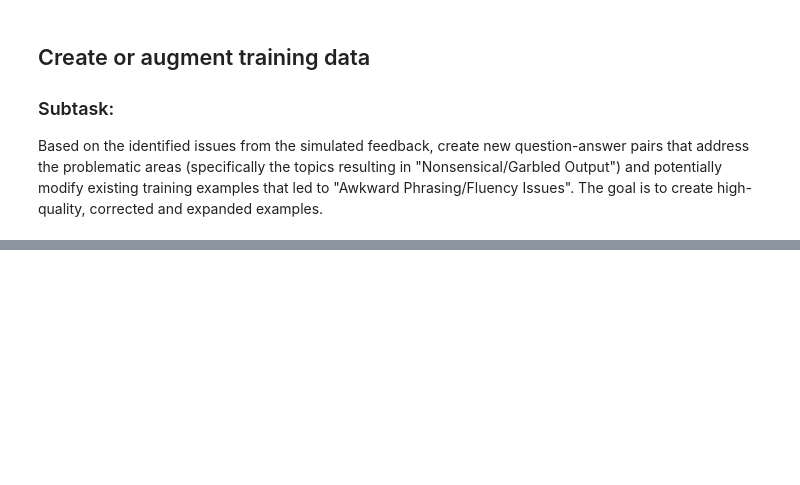
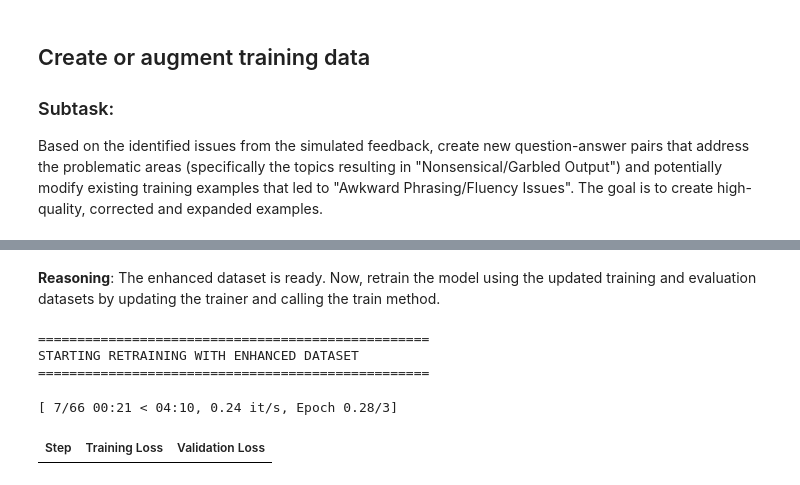
Before and after one commit to Yosef-Ali/-Expense-Tracker-React-Hooks-Context-API, a Jupyter notebook: amharic_model_fixed.ipynb, the cells around one changed output, grey strips where cells are left out. Cells and saved outputs as stored; diff of their text form; code cells hidden in the pictures; blank space fills up the shorter version.

```diff
--- a/amharic_model_fixed.ipynb
+++ b/amharic_model_fixed.ipynb
@@ -1090,0 +1247,30 @@ Based on the identified issues from the simulated feedback, create new question-
+# %% [markdown]
+**Reasoning**:
+The enhanced dataset is ready. Now, retrain the model using the updated training and evaluation datasets by updating the trainer and calling the train method.
+# %%
+# CELL X: Retrain the Model with Enhanced Data
+
+print(f"\n{'='*50}")
+print("STARTING RETRAINING WITH ENHANCED DATASET")
+print(f"{'='*50}")
+
+# Update the trainer to use the new datasets
+trainer.train_dataset = retraining_train_dataset
+trainer.eval_dataset = retraining_eval_dataset
+
+# Start retraining
+retraining_result = trainer.train()
+
+print("\n✅ Retraining completed successfully!")
+print(f"Final retraining loss: {retraining_result.training_loss:.4f}")
+
+# Save the retrained model
+retrained_model_dir = "./amharic_cultural_model_retrained_v3"
+trainer.save_model(retrained_model_dir)
+print(f"✅ Retrained model saved to {retrained_model_dir}")
+# %% [output]
+==================================================
+STARTING RETRAINING WITH ENHANCED DATASET
+==================================================
+[ 7/66 00:21 < 04:10, 0.24 it/s, Epoch 0.28/3]
+| Step | Training Loss | Validation Loss |
```
Also changed, not shown: parts of 6 cells of this notebook.
